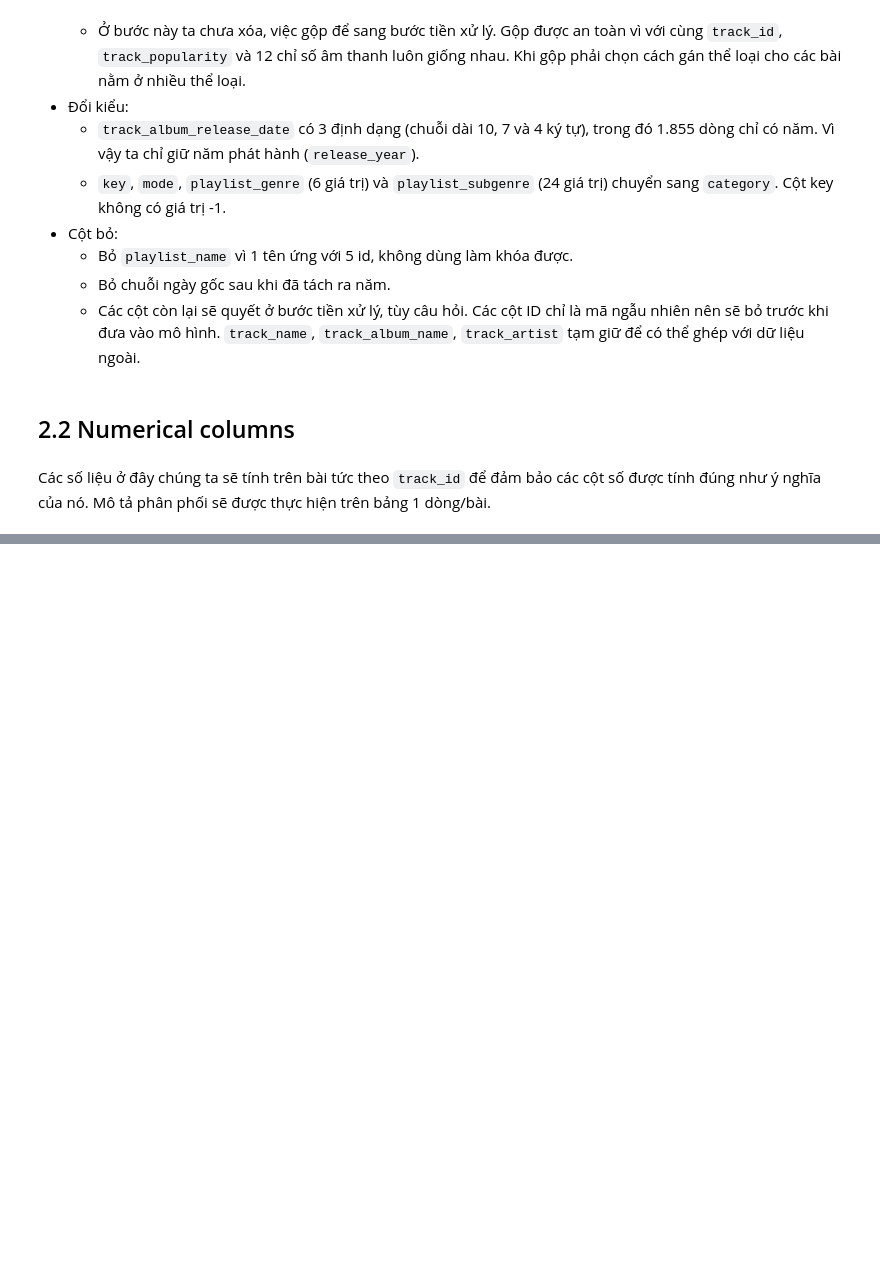
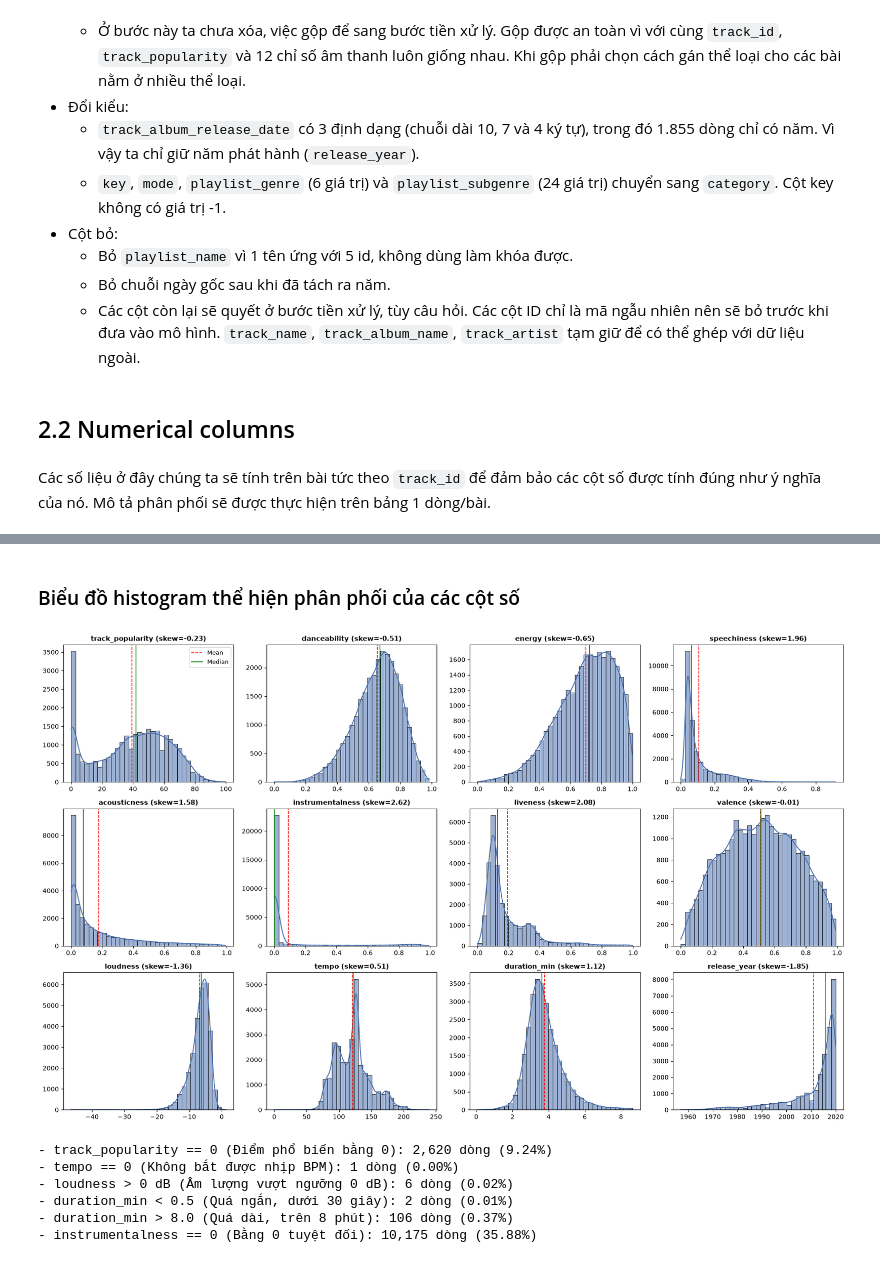
Before and after one commit to tthanh1223/30k_Songs_Analysis, a Jupyter notebook: notebooks/01a_collection_overview_numeric.ipynb, the cells around one changed output, grey strips where cells are left out. Saved outputs shown, nothing was run; the diff lists cells and outputs as text; code cells hidden in the pictures; blank space fills up the shorter version.

```diff
--- a/notebooks/01a_collection_overview_numeric.ipynb
+++ b/notebooks/01a_collection_overview_numeric.ipynb
@@ -293,0 +302,44 @@ summary_num
+# %% [markdown]
+### Biểu đồ histogram thể hiện phân phối của các cột số
+# %%
+fig, axes = plt.subplots(3, 4, figsize=(18, 11))
+axes = axes.flatten()
+
+for idx, col in enumerate(num_cols):
+    ax = axes[idx]
+    data = df[col].dropna()
+
+    sns.histplot(data, bins=35, kde=True, ax=ax, color='#4C72B0', alpha=0.55)
+    ax.axvline(data.mean(), color='red', linestyle='--', linewidth=1.2, label='Mean')
+    ax.axvline(data.median(), color='green', linestyle='-', linewidth=1.2, label='Median')
+
+    ax.set_title(f"{col} (skew={data.skew():.2f})", fontsize=11, fontweight='bold')
+    ax.set_xlabel('')
+    ax.set_ylabel('')
+    if idx == 0:
+        ax.legend(fontsize=9)
+
+plt.tight_layout()
+plt.show()
+# %% [output]
+[figure, added]
+# %%
+total = len(df)
+checks = {
+    "track_popularity == 0 (Điểm phổ biến bằng 0)": (df['track_popularity'] == 0).sum(),
+    "tempo == 0 (Không bắt được nhịp BPM)": (df['tempo'] == 0).sum(),
+    "loudness > 0 dB (Âm lượng vượt ngưỡng 0 dB)": (df['loudness'] > 0).sum(),
+    "duration_min < 0.5 (Quá ngắn, dưới 30 giây)": (df['duration_min'] < 0.5).sum(),
+    "duration_min > 8.0 (Quá dài, trên 8 phút)": (df['duration_min'] > 8.0).sum(),
+    "instrumentalness == 0 (Bằng 0 tuyệt đối)": (df['instrumentalness'] == 0).sum(),
+}
+
+for desc, cnt in checks.items():
+    print(f"- {desc}: {cnt:,} dòng ({cnt/total:.2%})")
+# %% [output]
+- track_popularity == 0 (Điểm phổ biến bằng 0): 2,620 dòng (9.24%)
+- tempo == 0 (Không bắt được nhịp BPM): 1 dòng (0.00%)
+- loudness > 0 dB (Âm lượng vượt ngưỡng 0 dB): 6 dòng (0.02%)
+- duration_min < 0.5 (Quá ngắn, dưới 30 giây): 2 dòng (0.01%)
+- duration_min > 8.0 (Quá dài, trên 8 phút): 106 dòng (0.37%)
+- instrumentalness == 0 (Bằng 0 tuyệt đối): 10,175 dòng (35.88%)
```
Also changed, not shown: parts of 11 cells of this notebook.
